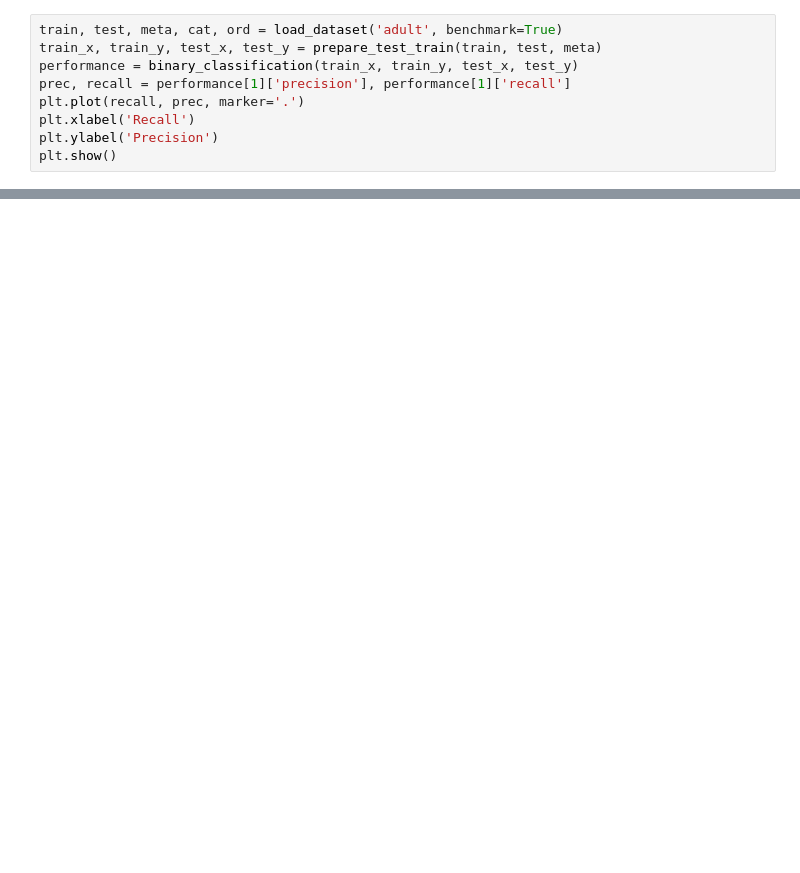
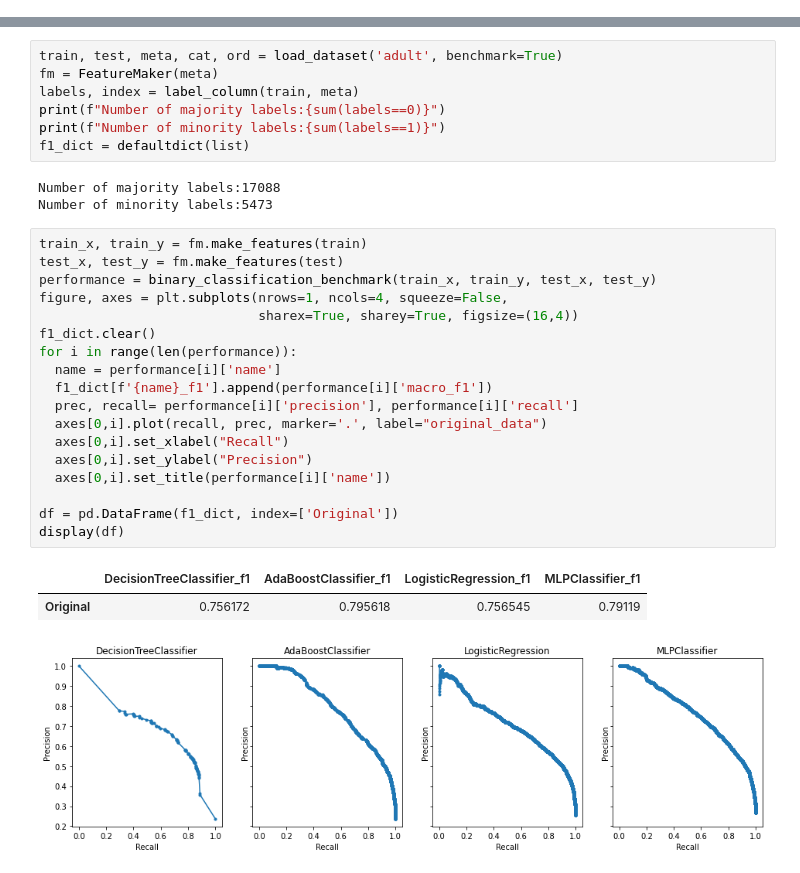
Before and after one commit to broniyasinnik/deep-tabular-imbalance, a Jupyter notebook: plots.ipynb, the cells around one changed output, grey strips where cells are left out. Cells and saved outputs as stored; diff of their text form; blank space fills up the shorter version.

```diff
--- a/plots.ipynb
+++ b/plots.ipynb
@@ -10,9 +14,0 @@ from data_utils import label_column
-# %%
-train, test, meta, cat, ord = load_dataset('adult', benchmark=True)
-train_x, train_y, test_x, test_y = prepare_test_train(train, test, meta)
-performance = binary_classification(train_x, train_y, test_x, test_y)
-prec, recall = performance[1]['precision'], performance[1]['recall']
-plt.plot(recall, prec, marker='.')
-plt.xlabel('Recall')
-plt.ylabel('Precision')
-plt.show()
@@ -50,0 +60,32 @@ plt.show()
+# %%
+train, test, meta, cat, ord = load_dataset('adult', benchmark=True)
+fm = FeatureMaker(meta)
+labels, index = label_column(train, meta)
+print(f"Number of majority labels:{sum(labels==0)}")
+print(f"Number of minority labels:{sum(labels==1)}")
+f1_dict = defaultdict(list)
+# %% [output]
+Number of majority labels:17088
+Number of minority labels:5473
+# %%
+train_x, train_y = fm.make_features(train)
+test_x, test_y = fm.make_features(test)
+performance = binary_classification_benchmark(train_x, train_y, test_x, test_y)
+figure, axes = plt.subplots(nrows=1, ncols=4, squeeze=False,
+                            sharex=True, sharey=True, figsize=(16,4))
+f1_dict.clear()
+for i in range(len(performance)):
+  name = performance[i]['name']
+  f1_dict[f'{name}_f1'].append(performance[i]['macro_f1'])
+  prec, recall= performance[i]['precision'], performance[i]['recall']
+  axes[0,i].plot(recall, prec, marker='.', label="original_data")
+  axes[0,i].set_xlabel("Recall")
+  axes[0,i].set_ylabel("Precision")
+  axes[0,i].set_title(performance[i]['name'])
+
+df = pd.DataFrame(f1_dict, index=['Original'])
+display(df)
+# %% [output]
+|  | DecisionTreeClassifier_f1 | AdaBoostClassifier_f1 | LogisticRegression_f1 | MLPClassifier_f1 |
+| Original | 0.756172 | 0.795618 | 0.756545 | 0.79119 |
+[figure, added]
```
Also changed, not shown: parts of 11 cells of this notebook, 5 other files.
